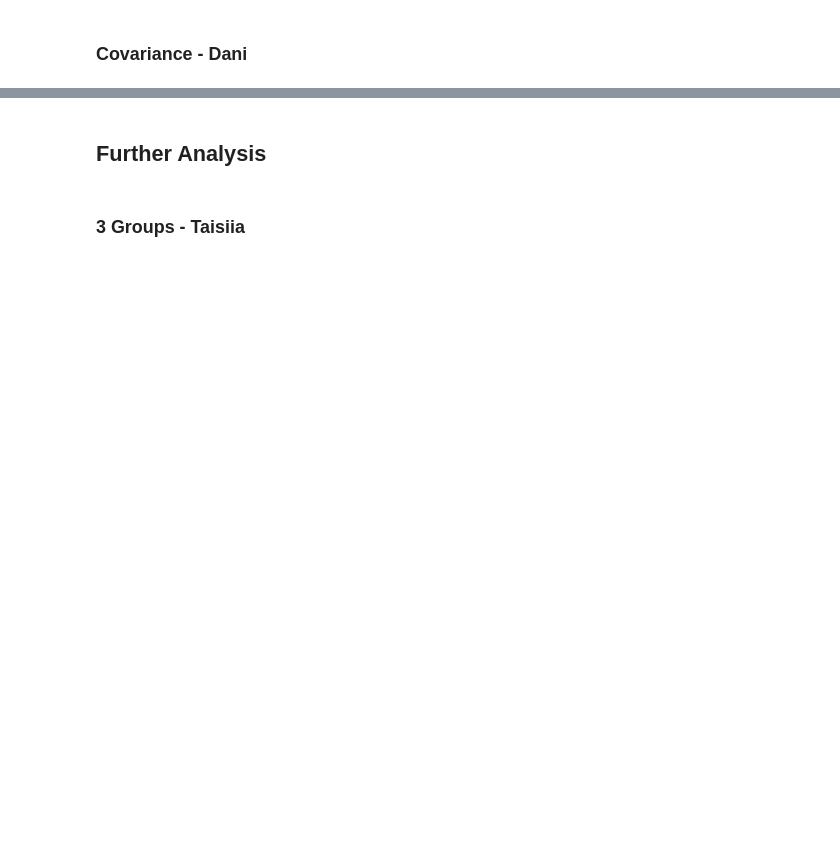
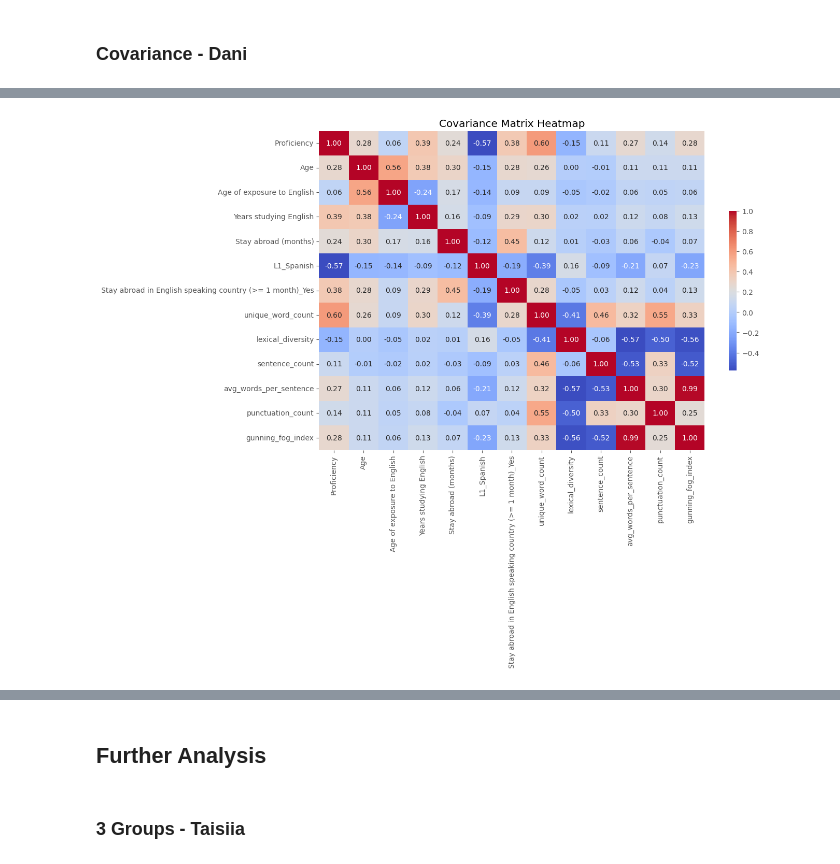
Before and after one commit to inadk/CMLL_Project, a Jupyter notebook: analysis.ipynb, the cells around one changed output, grey strips where cells are left out. Drawn from its saved outputs; the diff is of its cells as text; code cells hidden in the pictures; blank space fills up the shorter version.

```diff
--- a/analysis.ipynb
+++ b/analysis.ipynb
@@ -709,2 +762,9 @@ NameError: name 'tree_best_parameter' is not defined
 # %% [markdown]
 ### Covariance - Dani
+# %%
+scaler = StandardScaler()
+scaler.fit(workable_data)
+scaled_workable_data = pd.DataFrame(scaler.transform(workable_data), columns=workable_data.columns)
+# %%
+cov_matrix = scaled_workable_data.cov()
+cov_matrix
@@ -710,0 +786,8 @@ NameError: name 'tree_best_parameter' is not defined
+# %%
+plt.figure(figsize=(12, 8))
+sns.heatmap(cov_matrix, annot=True, fmt=".2f", cmap='coolwarm',
+            cbar_kws={"shrink": .5})
+plt.title('Covariance Matrix Heatmap')
+plt.show()
+# %% [output]
+[figure, added]
```
Also changed, not shown: parts of 14 cells of this notebook.
